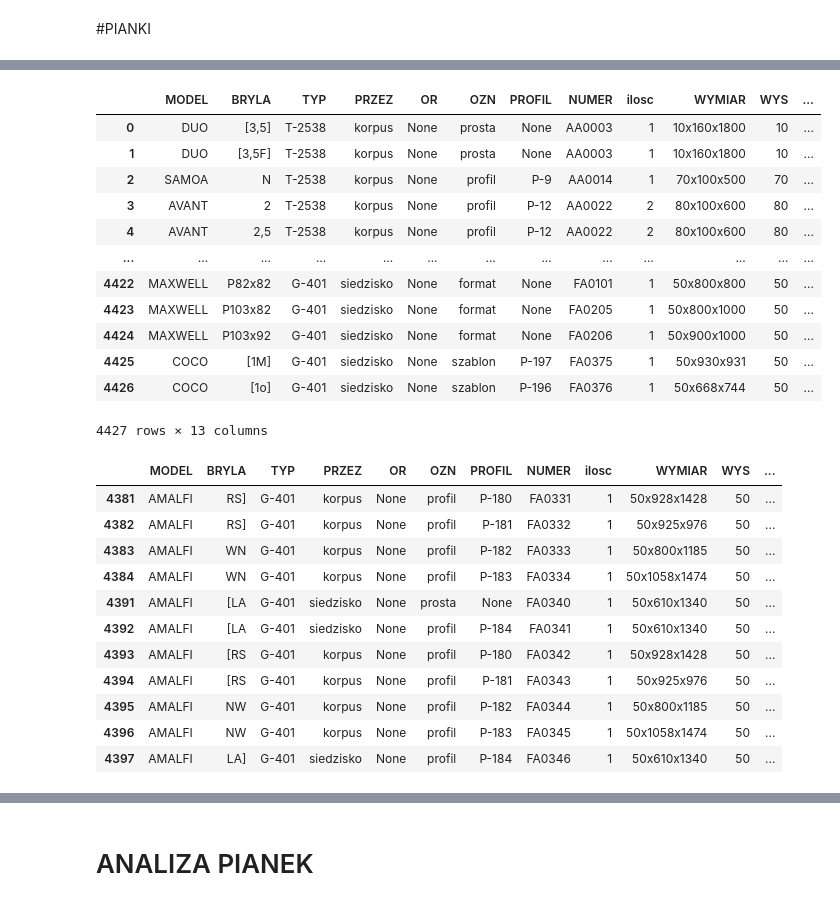
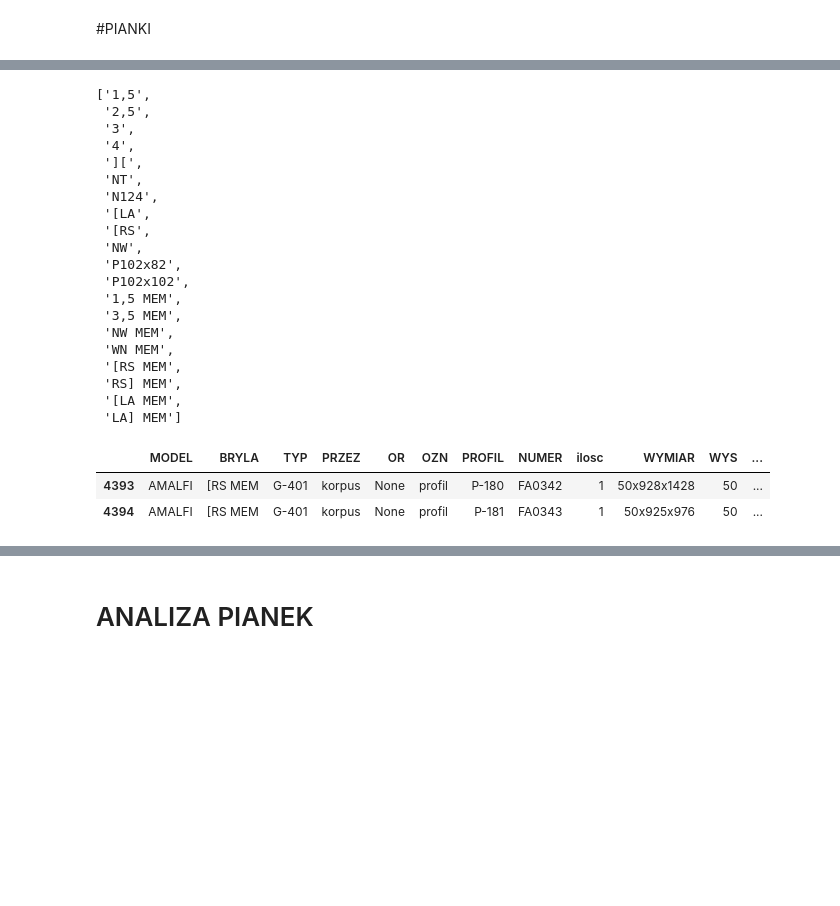
Before and after one commit to Mogarthron/Magazynier, a Jupyter notebook: PIANKI.ipynb, the cells around one changed output, grey strips where cells are left out. Saved outputs shown, nothing was run; the diff lists cells and outputs as text; code cells hidden in the pictures; blank space fills up the shorter version.

```diff
--- a/PIANKI.ipynb
+++ b/PIANKI.ipynb
@@ -103,22 +110,6 @@ session = Session()
 
 # ZAM_PIANKI.__table__.drop(session.bind)
 # ZAM_PIANKI.__table__.create(session.bind)
-# %%
-tab
-# %% [output]
-|  | MODEL | BRYLA | TYP | PRZEZ | OR | OZN | PROFIL | NUMER | ilosc | WYMIAR | WYS | ... |
-| 0 | DUO | [3,5] | T-2538 | korpus | None | prosta | None | AA0003 | 1 | 10x160x1800 | 10 | ... |
-| 1 | DUO | [3,5F] | T-2538 | korpus | None | prosta | None | AA0003 | 1 | 10x160x1800 | 10 | ... |
-| 2 | SAMOA | N | T-2538 | korpus | None | profil | P-9 | AA0014 | 1 | 70x100x500 | 70 | ... |
-| 3 | AVANT | 2 | T-2538 | korpus | None | profil | P-12 | AA0022 | 2 | 80x100x600 | 80 | ... |
-| 4 | AVANT | 2,5 | T-2538 | korpus | None | profil | P-12 | AA0022 | 2 | 80x100x600 | 80 | ... |
-| ... | ... | ... | ... | ... | ... | ... | ... | ... | ... | ... | ... | ... |
-| 4422 | MAXWELL | P82x82 | G-401 | siedzisko | None | format | None | FA0101 | 1 | 50x800x800 | 50 | ... |
-| 4423 | MAXWELL | P103x82 | G-401 | siedzisko | None | format | None | FA0205 | 1 | 50x800x1000 | 50 | ... |
-| 4424 | MAXWELL | P103x92 | G-401 | siedzisko | None | format | None | FA0206 | 1 | 50x900x1000 | 50 | ... |
-| 4425 | COCO | [1M] | G-401 | siedzisko | None | szablon | P-197 | FA0375 | 1 | 50x930x931 | 50 | ... |
-| 4426 | COCO | [1o] | G-401 | siedzisko | None | szablon | P-196 | FA0376 | 1 | 50x668x744 | 50 | ... |
-4427 rows × 13 columns
 # %%
 # @title FUNKCJE
 def bryla_pianki(MODEL, BRYLA, ile_zam):
@@ -281,21 +272,35 @@ class CIECH(Pianki):
 
   def __repr__(self):
     return f"{self.MODEL} Vol Ciech: {self.ciech_VOL:.2f}m3"
+# %%
+lista_bryl["AMALFI"]
+# %% [output]
+['1,5',
+ '2,5',
+ '3',
+ '4',
+ '][',
+ 'NT',
+ 'N124',
+ '[LA',
+ '[RS',
+ 'NW',
+ 'P102x82',
+ 'P102x102',
+ '1,5 MEM',
+ '3,5 MEM',
+ 'NW MEM',
+ 'WN MEM',
+ '[RS MEM',
+ 'RS] MEM',
+ '[LA MEM',
+ 'LA] MEM']
 # %%
-tab[(tab.MODEL == "AMALFI")&(tab.TYP == "G-401")&(tab.BRYLA.isin(["[RS", "RS]", "NW", "WN", "[LA", "LA]"]))]
+tab[(tab.MODEL == "AMALFI")&(tab.TYP == "G-401")&(tab.BRYLA.isin(["[RS MEM", "RS]", "NW", "WN", "[LA", "LA]"]))]
 # %% [output]
 |  | MODEL | BRYLA | TYP | PRZEZ | OR | OZN | PROFIL | NUMER | ilosc | WYMIAR | WYS | ... |
-| 4381 | AMALFI | RS] | G-401 | korpus | None | profil | P-180 | FA0331 | 1 | 50x928x1428 | 50 | ... |
-| 4382 | AMALFI | RS] | G-401 | korpus | None | profil | P-181 | FA0332 | 1 | 50x925x976 | 50 | ... |
-| 4383 | AMALFI | WN | G-401 | korpus | None | profil | P-182 | FA0333 | 1 | 50x800x1185 | 50 | ... |
-| 4384 | AMALFI | WN | G-401 | korpus | None | profil | P-183 | FA0334 | 1 | 50x1058x1474 | 50 | ... |
-| 4391 | AMALFI | [LA | G-401 | siedzisko | None | prosta | None | FA0340 | 1 | 50x610x1340 | 50 | ... |
-| 4392 | AMALFI | [LA | G-401 | siedzisko | None | profil | P-184 | FA0341 | 1 | 50x610x1340 | 50 | ... |
-| 4393 | AMALFI | [RS | G-401 | korpus | None | profil | P-180 | FA0342 | 1 | 50x928x1428 | 50 | ... |
-| 4394 | AMALFI | [RS | G-401 | korpus | None | profil | P-181 | FA0343 | 1 | 50x925x976 | 50 | ... |
-| 4395 | AMALFI | NW | G-401 | korpus | None | profil | P-182 | FA0344 | 1 | 50x800x1185 | 50 | ... |
-| 4396 | AMALFI | NW | G-401 | korpus | None | profil | P-183 | FA0345 | 1 | 50x1058x1474 | 50 | ... |
-| 4397 | AMALFI | LA] | G-401 | siedzisko | None | profil | P-184 | FA0346 | 1 | 50x610x1340 | 50 | ... |
+| 4393 | AMALFI | [RS MEM | G-401 | korpus | None | profil | P-180 | FA0342 | 1 | 50x928x1428 | 50 | ... |
+| 4394 | AMALFI | [RS MEM | G-401 | korpus | None | profil | P-181 | FA0343 | 1 | 50x925x976 | 50 | ... |
 # %%
 # @title KLASY PIANEK M1
 class MODEL1(Pianki):
```
Also changed, not shown: parts of 68 cells of this notebook.
